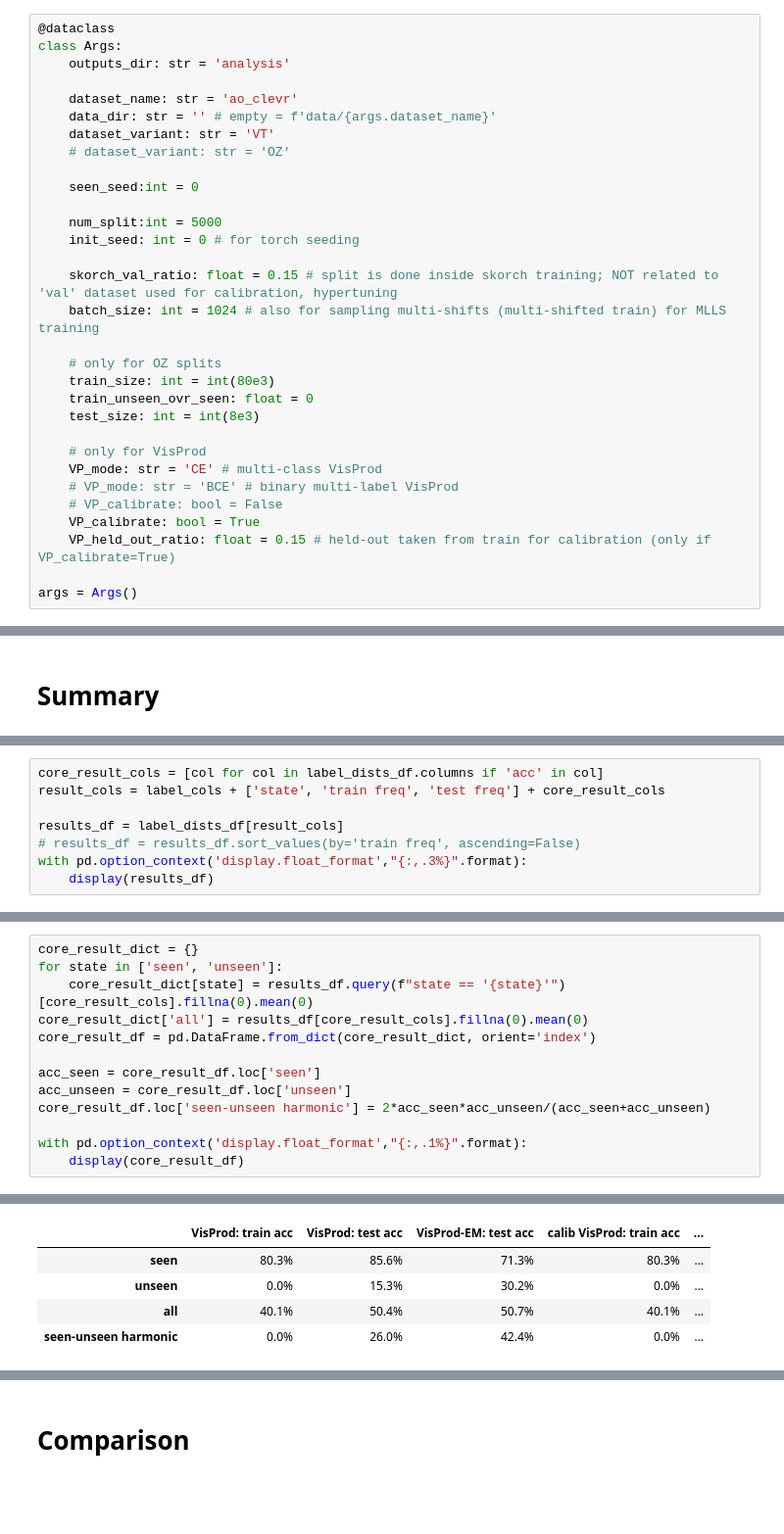
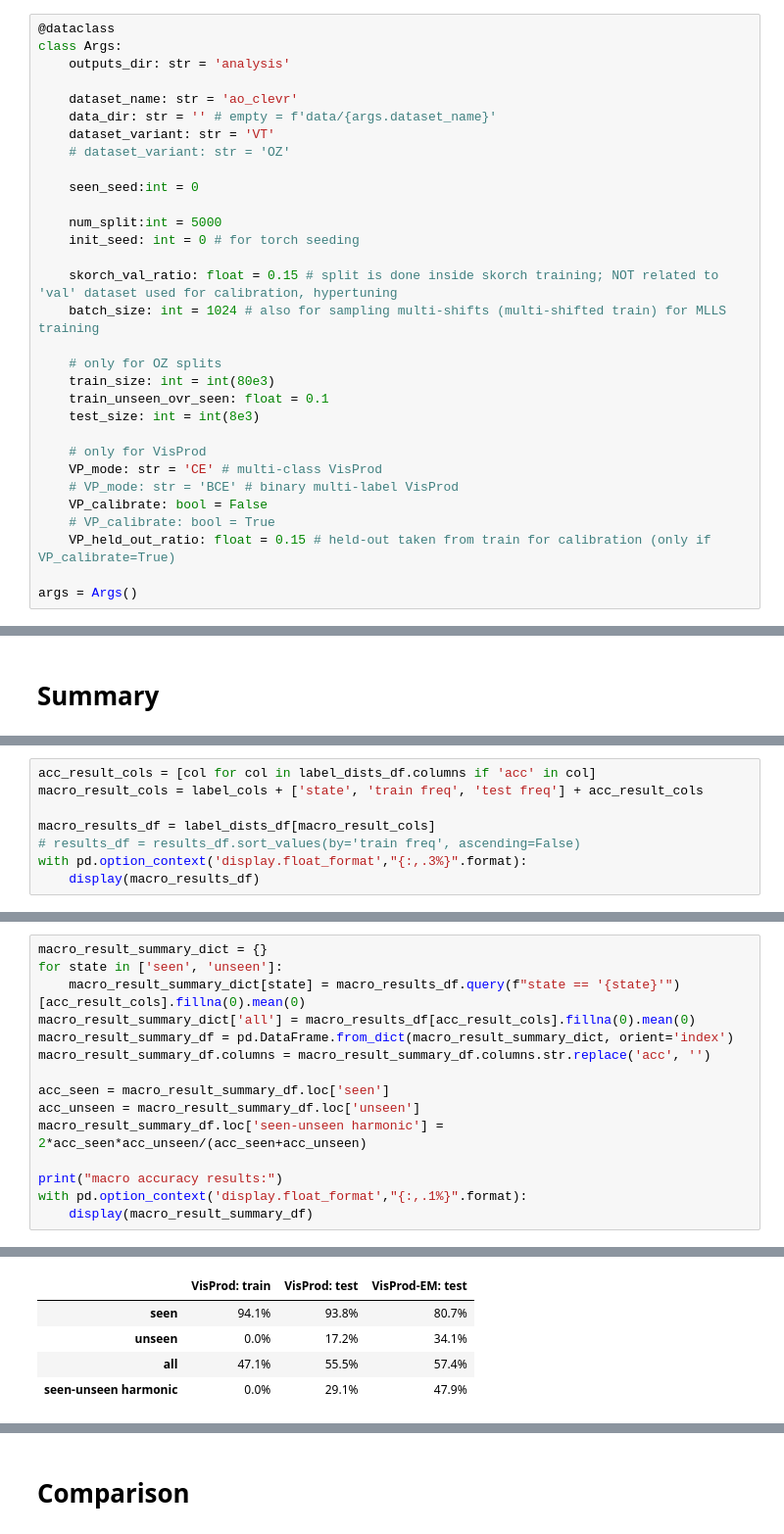
Before and after one commit to Ozziko/causal_comp, a Jupyter notebook: MLLS.ipynb, the cells around one changed output, grey strips where cells are left out. Shown: that part at 98% size. Saved outputs shown, nothing was run; the diff lists cells and outputs as text; blank space fills up the shorter version.

```diff
--- a/MLLS.ipynb
+++ b/MLLS.ipynb
@@ -71,14 +74,14 @@ class Args:
 
     # only for OZ splits
     train_size: int = int(80e3)
-    train_unseen_ovr_seen: float = 0
+    train_unseen_ovr_seen: float = 0.1
     test_size: int = int(8e3)
 
     # only for VisProd
     VP_mode: str = 'CE' # multi-class VisProd
     # VP_mode: str = 'BCE' # binary multi-label VisProd
-    # VP_calibrate: bool = False
-    VP_calibrate: bool = True
+    VP_calibrate: bool = False
+    # VP_calibrate: bool = True
     VP_held_out_ratio: float = 0.15 # held-out taken from train for calibration (only if VP_calibrate=True)
 
 args = Args()
@@ -1196,11 +1194,11 @@ if args.VP_calibrate:
 # %%
-core_result_cols = [col for col in label_dists_df.columns if 'acc' in col]
-result_cols = label_cols + ['state', 'train freq', 'test freq'] + core_result_cols
+acc_result_cols = [col for col in label_dists_df.columns if 'acc' in col]
+macro_result_cols = label_cols + ['state', 'train freq', 'test freq'] + acc_result_cols
 
-results_df = label_dists_df[result_cols]
+macro_results_df = label_dists_df[macro_result_cols]
 # results_df = results_df.sort_values(by='train freq', ascending=False)
 with pd.option_context('display.float_format',"{:,.3%}".format):
-    display(results_df)
+    display(macro_results_df)
 # %% [output]
 |  | shape | color | state | train freq | test freq | VisProd: train acc | VisProd: test acc | ... |
 | comb idx |  |  |  |  |  |  |  | ... |
@@ -1238,14 +1236,16 @@ with pd.option_context('display.float_format',"{:,.3%}".format):
 # %%
-core_result_dict = {}
+macro_result_summary_dict = {}
 for state in ['seen', 'unseen']:
-    core_result_dict[state] = results_df.query(f"state == '{state}'")[core_result_cols].fillna(0).mean(0)
-core_result_dict['all'] = results_df[core_result_cols].fillna(0).mean(0)
-core_result_df = pd.DataFrame.from_dict(core_result_dict, orient='index')
+    macro_result_summary_dict[state] = macro_results_df.query(f"state == '{state}'")[acc_result_cols].fillna(0).mean(0)
+macro_result_summary_dict['all'] = macro_results_df[acc_result_cols].fillna(0).mean(0)
+macro_result_summary_df = pd.DataFrame.from_dict(macro_result_summary_dict, orient='index')
+macro_result_summary_df.columns = macro_result_summary_df.columns.str.replace('acc', '')
 
-acc_seen = core_result_df.loc['seen']
-acc_unseen = core_result_df.loc['unseen']
-core_result_df.loc['seen-unseen harmonic'] = 2*acc_seen*acc_unseen/(acc_seen+acc_unseen)
+acc_seen = macro_result_summary_df.loc['seen']
+acc_unseen = macro_result_summary_df.loc['unseen']
+macro_result_summary_df.loc['seen-unseen harmonic'] = 2*acc_seen*acc_unseen/(acc_seen+acc_unseen)
 
+print("macro accuracy results:")
 with pd.option_context('display.float_format',"{:,.1%}".format):
-    display(core_result_df)
+    display(macro_result_summary_df)
 # %% [output]
@@ -1252,5 +1253,5 @@ with pd.option_context('display.float_format',"{:,.1%}".format):
-|  | VisProd: train acc | VisProd: test acc | VisProd-EM: test acc | calib VisProd: train acc | ... |
-| seen | 80.3% | 85.6% | 71.3% | 80.3% | ... |
-| unseen | 0.0% | 15.3% | 30.2% | 0.0% | ... |
-| all | 40.1% | 50.4% | 50.7% | 40.1% | ... |
-| seen-unseen harmonic | 0.0% | 26.0% | 42.4% | 0.0% | ... |
+|  | VisProd: train | VisProd: test | VisProd-EM: test |
+| seen | 94.1% | 93.8% | 80.7% |
+| unseen | 0.0% | 17.2% | 34.1% |
+| all | 47.1% | 55.5% | 57.4% |
+| seen-unseen harmonic | 0.0% | 29.1% | 47.9% |
```
Also changed, not shown: parts of 20 cells of this notebook.
